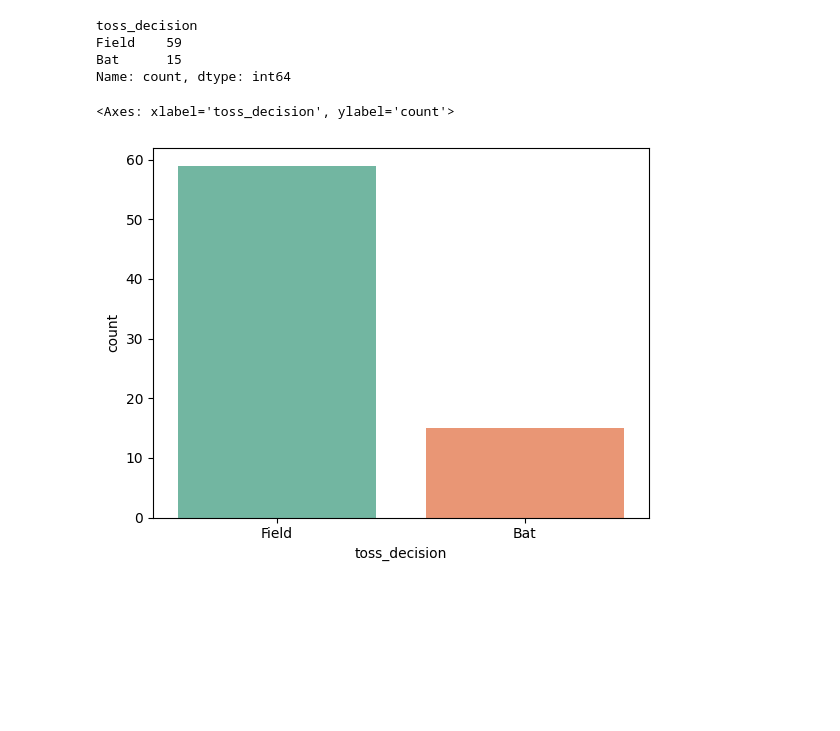
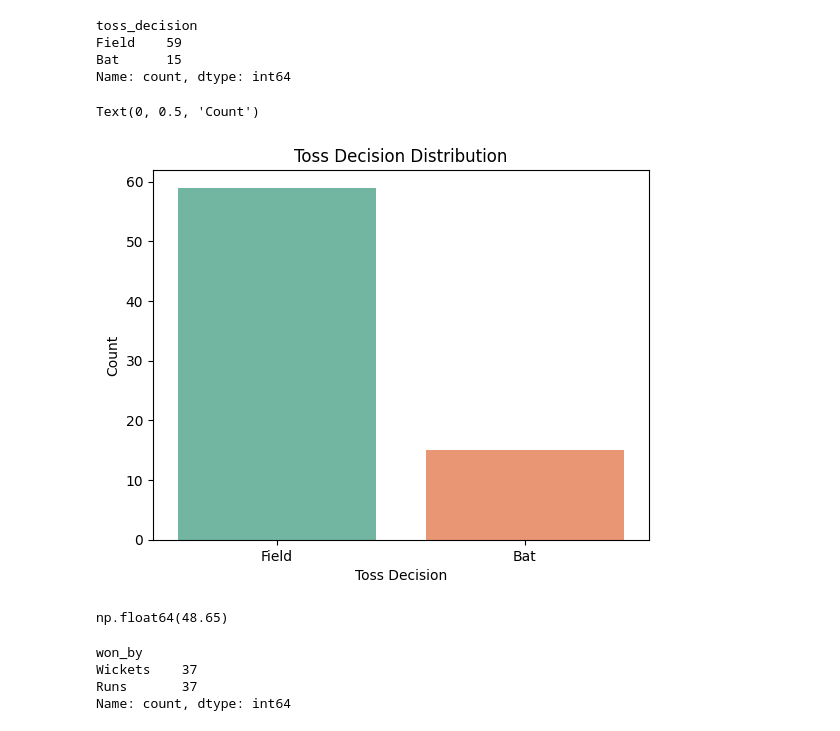
Before and after one commit to laxmansharma1811/Feature_Extraction_Project, a Jupyter notebook: ipl_capstone.ipynb, the cells around one changed output. Drawn from its saved outputs; the diff is of its cells as text; code cells hidden in the pictures; blank space fills up the shorter version.

Commit message:
added percentage win by toss_winner

```diff
--- a/ipl_capstone.ipynb
+++ b/ipl_capstone.ipynb
@@ -76,6 +76,22 @@ Bat      15
 Name: count, dtype: int64
 # %%
 sns.countplot(x='toss_decision', data=df, palette='Set2')
+plt.title('Toss Decision Distribution')
+plt.xlabel('Toss Decision')
+plt.ylabel('Count')
 # %% [output]
-<Axes: xlabel='toss_decision', ylabel='count'>
+Text(0, 0.5, 'Count')
-[figure, old version]
+[figure, new version]
+# %%
+count = df[df['toss_winner'] == df['match_winner']]['match_id'].count()
+percentage = (count * 100) / df.shape[0]
+percentage.round(2)
+# %% [output]
+np.float64(48.65)
+# %%
+df['won_by'].value_counts()
+# %% [output]
+won_by
+Wickets    37
+Runs       37
+Name: count, dtype: int64
```
Also changed, not shown: parts of 1 cell of this notebook.
